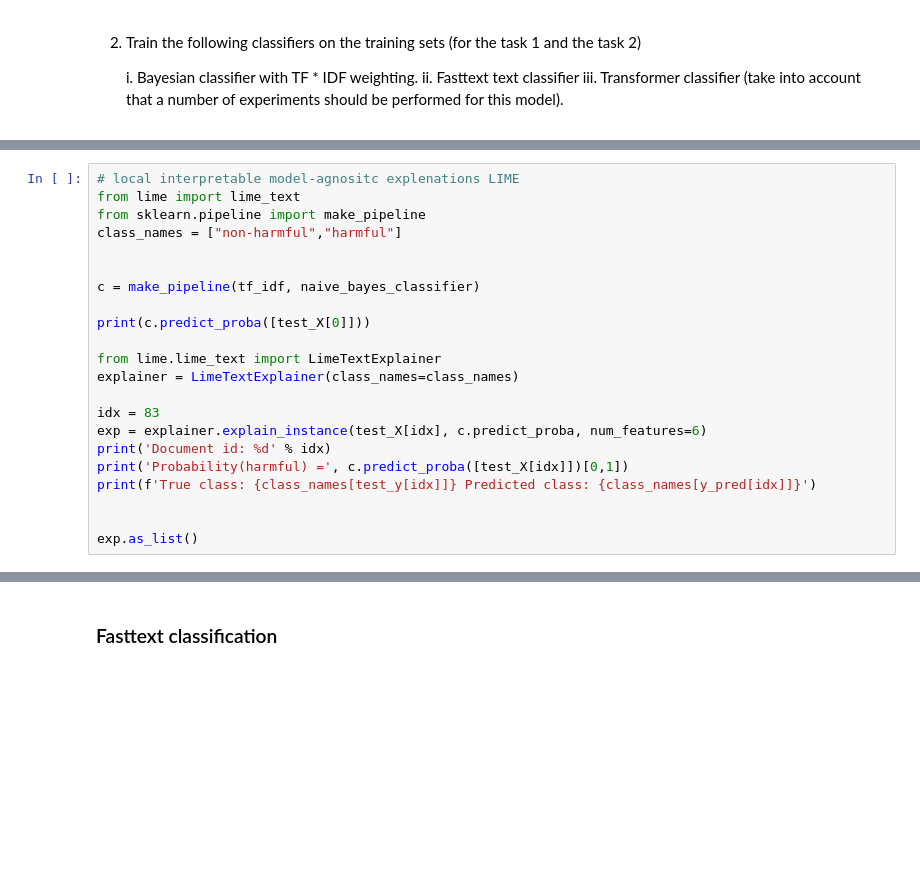
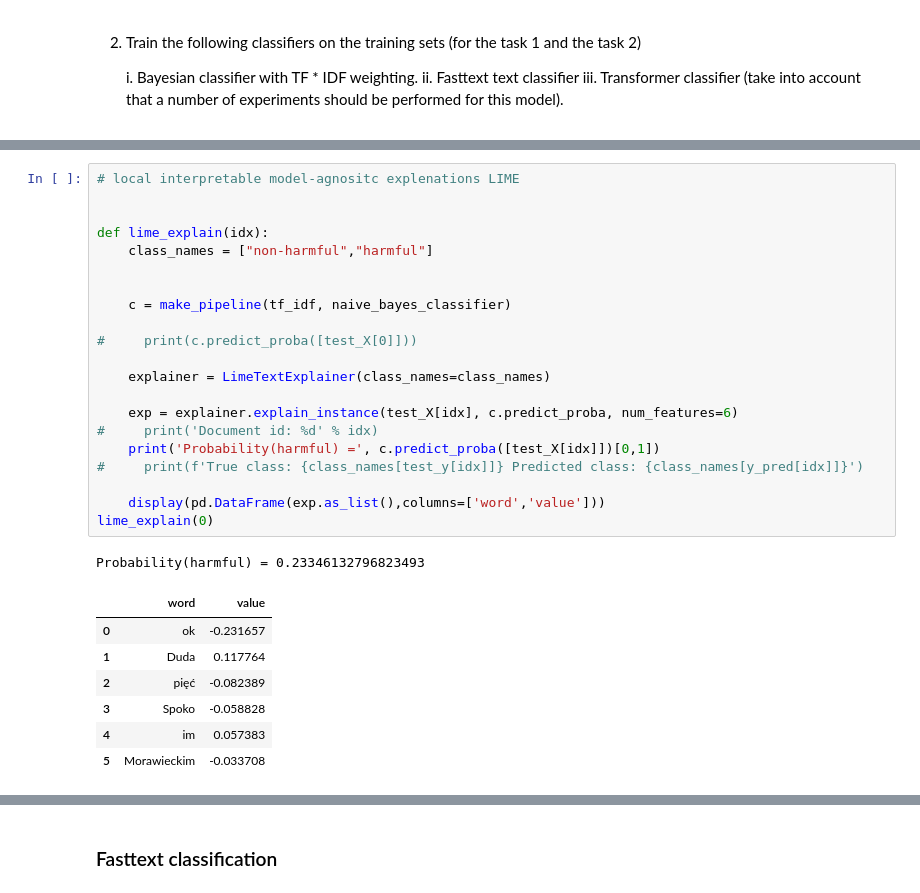
Before and after one commit to sgrzegorz/natural-language-processing, a Jupyter notebook: 07_text_classification_cyberbulling/cyberbulling.ipynb, the cells around one changed output, grey strips where cells are left out. Cells and saved outputs as stored; diff of their text form; blank space fills up the shorter version.

```diff
--- a/07_text_classification_cyberbulling/cyberbulling.ipynb
+++ b/07_text_classification_cyberbulling/cyberbulling.ipynb
@@ -210,22 +168,0 @@ pd.DataFrame(train_X,train_y)
-# %%
-# local interpretable model-agnositc explenations LIME
-from lime import lime_text
-from sklearn.pipeline import make_pipeline
-class_names = ["non-harmful","harmful"]
-
-
-c = make_pipeline(tf_idf, naive_bayes_classifier)
-
-print(c.predict_proba([test_X[0]]))
-
-from lime.lime_text import LimeTextExplainer
-explainer = LimeTextExplainer(class_names=class_names)
-
-idx = 83
-exp = explainer.explain_instance(test_X[idx], c.predict_proba, num_features=6)
-print('Document id: %d' % idx)
-print('Probability(harmful) =', c.predict_proba([test_X[idx]])[0,1])
-print(f'True class: {class_names[test_y[idx]]} Predicted class: {class_names[y_pred[idx]]}')
-
-
-exp.as_list()
@@ -248,0 +169,30 @@ array([0])
+# %%
+# local interpretable model-agnositc explenations LIME
+
+
+def lime_explain(idx):
+    class_names = ["non-harmful","harmful"]
+
+
+    c = make_pipeline(tf_idf, naive_bayes_classifier)
+
+#     print(c.predict_proba([test_X[0]]))
+
+    explainer = LimeTextExplainer(class_names=class_names)
+
+    exp = explainer.explain_instance(test_X[idx], c.predict_proba, num_features=6)
+#     print('Document id: %d' % idx)
+    print('Probability(harmful) =', c.predict_proba([test_X[idx]])[0,1])
+#     print(f'True class: {class_names[test_y[idx]]} Predicted class: {class_names[y_pred[idx]]}')
+
+    display(pd.DataFrame(exp.as_list(),columns=['word','value']))
+lime_explain(0)
+# %% [output]
+Probability(harmful) = 0.23346132796823493
+|  | word | value |
+| 0 | ok | -0.231657 |
+| 1 | Duda | 0.117764 |
+| 2 | pięć | -0.082389 |
+| 3 | Spoko | -0.058828 |
+| 4 | im | 0.057383 |
+| 5 | Morawieckim | -0.033708 |
```
Also changed, not shown: parts of 23 cells of this notebook.
